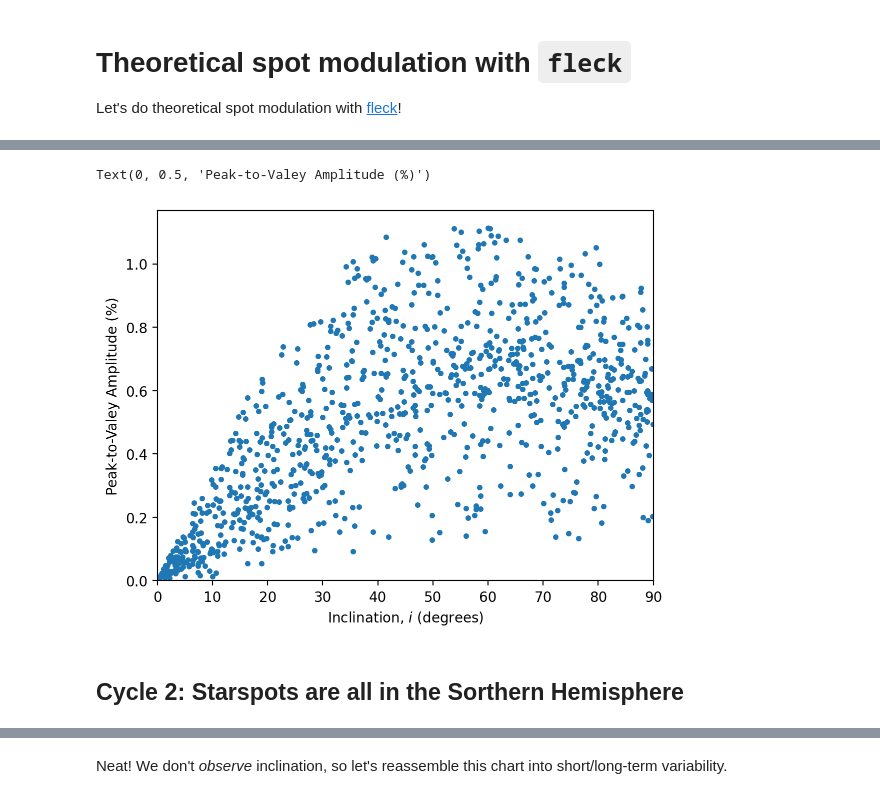
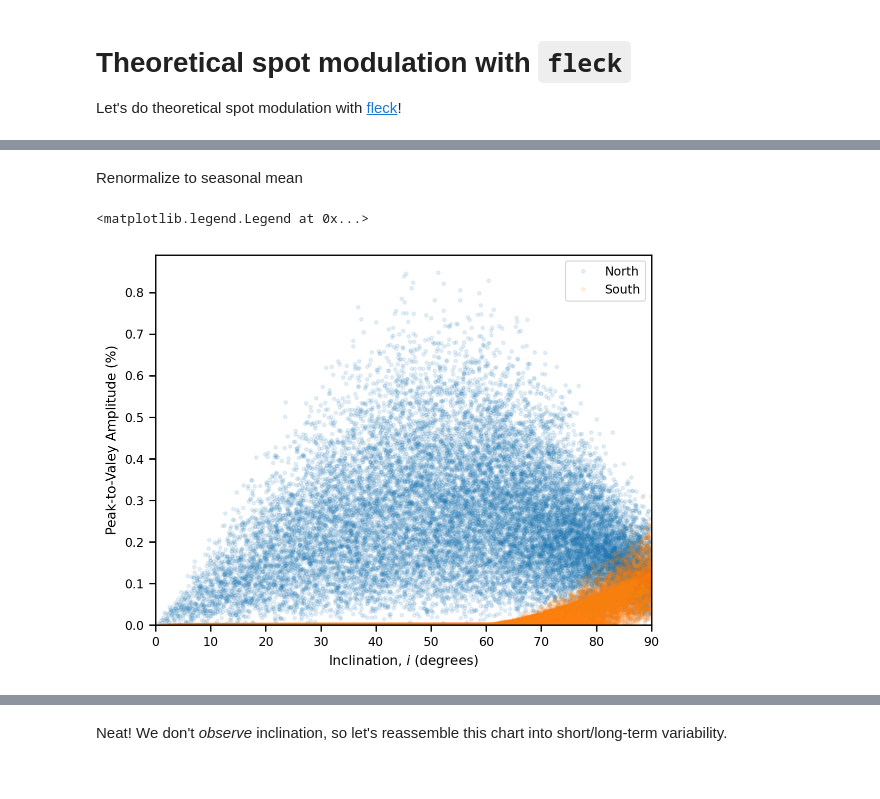
Before and after one commit to benmontet/wilson, a Jupyter notebook: notebooks/03_theory/01_theoretical_spot_modulation_fleck.ipynb, the cells around one changed output, grey strips where cells are left out. Cells and saved outputs as stored; diff of their text form; code cells hidden in the pictures.

```diff
--- a/notebooks/03_theory/01_theoretical_spot_modulation_fleck.ipynb
+++ b/notebooks/03_theory/01_theoretical_spot_modulation_fleck.ipynb
@@ -38,16 +64,32 @@ lcs = star.light_curve(lons, lats, radii, inc_stellar)
+# %%
+lons, lats, radii, inc_stellar = generate_spots(-max_latitude, -min_latitude,
+                                                spot_radius, n_spots,
+                                                inclinations=inclinations)
+# %%
+lcs2 = star.light_curve(lons, lats, radii, inc_stellar)
 # %%
-df_north = pd.DataFrame({'inc':np.abs(inc_stellar),
-                         'ptp':100*np.ptp(lcs, axis=0)/np.mean(lcs, axis=0),
-                         'mean_flux':np.mean(lcs, axis=0)})
+df_sample = pd.DataFrame({'inc':inclinations_deg,
+                         'cycle1_ptp':100*np.ptp(lcs1, axis=0)/np.mean(lcs1, axis=0),
+                         'cycle1_flux':np.mean(lcs1, axis=0),
+                         'cycle2_ptp':100*np.ptp(lcs2, axis=0)/np.mean(lcs2, axis=0),
+                         'cycle2_flux':np.mean(lcs2, axis=0)})
+# %% [markdown]
+Renormalize to seasonal mean
+# %%
+seasonal_average = (df_sample.cycle1_flux+df_sample.cycle2_flux)/2
+
+df_sample['cycle1_flux'] = df_sample['cycle1_flux']/seasonal_average
+df_sample['cycle2_flux'] = df_sample['cycle2_flux']/seasonal_average
 # %%
-plt.plot(df_north.inc, df_north.ptp, '.')
+plt.plot(df_sample.inc, df_sample.cycle1_ptp, '.', label='North', alpha=0.1)
+plt.plot(df_sample.inc, df_sample.cycle2_ptp, '.', label='South', alpha=0.1)
+
 plt.ylim(0)
 plt.xlim(0, 90)
 plt.xlabel("Inclination, $i$ (degrees)")
 plt.ylabel("Peak-to-Valey Amplitude (%)")
+plt.legend()
 #plt.xticks([-90,-75,-60,-45,-30,-15,0,])
 # %% [output]
-Text(0, 0.5, 'Peak-to-Valey Amplitude (%)')
+<matplotlib.legend.Legend at 0x...>
-[figure, old version]
+[figure, new version]
-# %% [markdown]
-## Cycle 2: Starspots are all in the Sorthern Hemisphere
```
Also changed, not shown: parts of 61 cells of this notebook.
